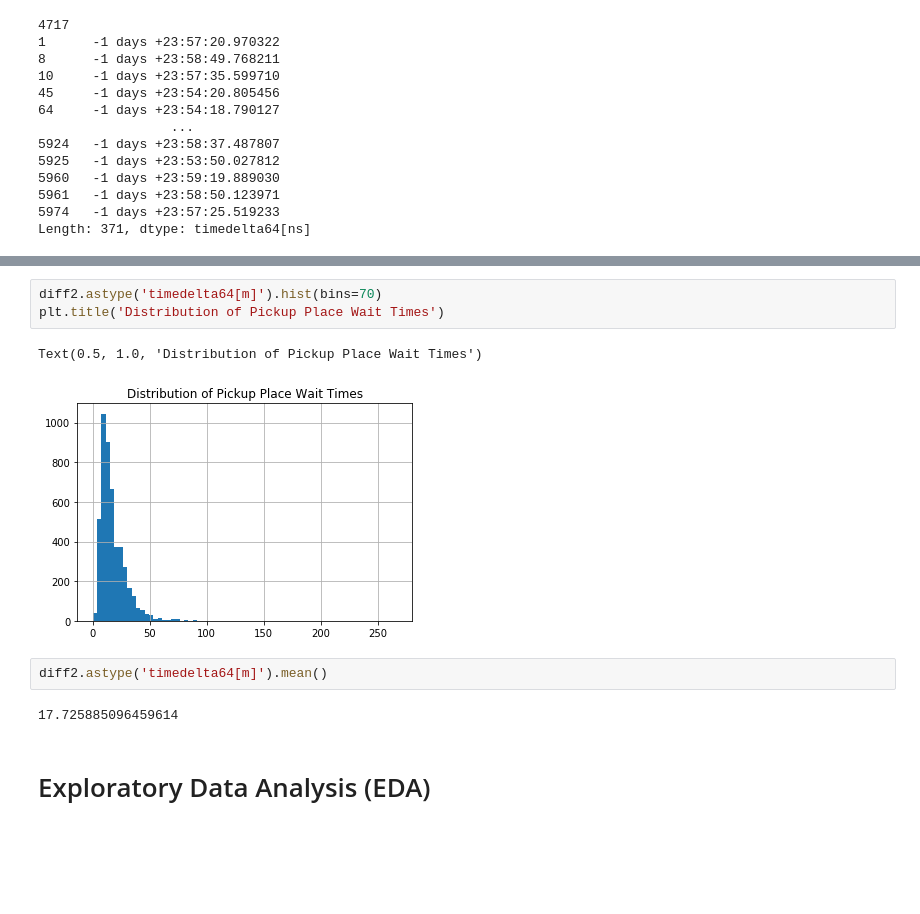
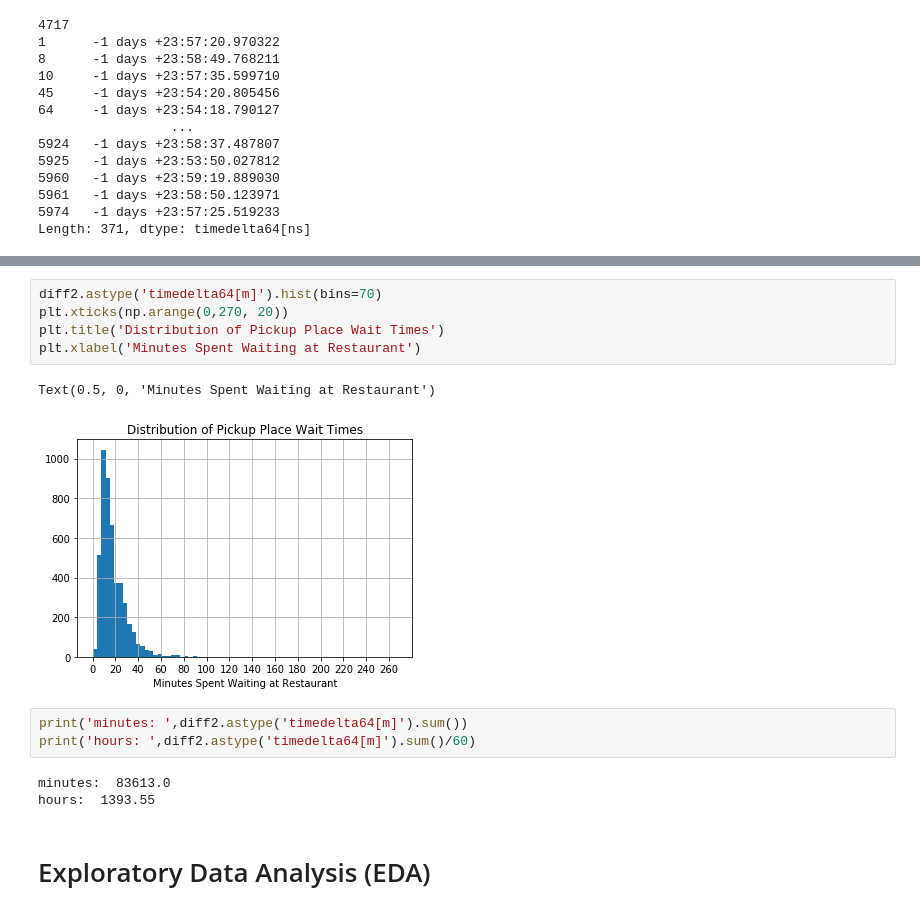
Before and after one commit to sstarkjr/PM_MarketAnalysis, a Jupyter notebook: Stephen_Stark_Jumpman23Analysis.ipynb, the cells around one changed output, grey strips where cells are left out. Saved outputs shown, nothing was run; the diff lists cells and outputs as text; blank space fills up the shorter version.

```diff
--- a/Stephen_Stark_Jumpman23Analysis.ipynb
+++ b/Stephen_Stark_Jumpman23Analysis.ipynb
@@ -565,13 +578,17 @@ Length: 371, dtype: timedelta64[ns]
 # %%
 diff2.astype('timedelta64[m]').hist(bins=70)
+plt.xticks(np.arange(0,270, 20))
 plt.title('Distribution of Pickup Place Wait Times')
+plt.xlabel('Minutes Spent Waiting at Restaurant')
 # %% [output]
-Text(0.5, 1.0, 'Distribution of Pickup Place Wait Times')
+Text(0.5, 0, 'Minutes Spent Waiting at Restaurant')
-[figure, old version]
+[figure, new version]
-# %%
-diff2.astype('timedelta64[m]').mean()
-# %% [output]
-17.725885096459614
+# %%
+print('minutes: ',diff2.astype('timedelta64[m]').sum())
+print('hours: ',diff2.astype('timedelta64[m]').sum()/60)
+# %% [output]
+minutes:  83613.0
+hours:  1393.55
 # %% [markdown]
 # Exploratory Data Analysis (EDA)
 # %% [markdown]
```
Also changed, not shown: parts of 5 cells of this notebook, 1 other file.
